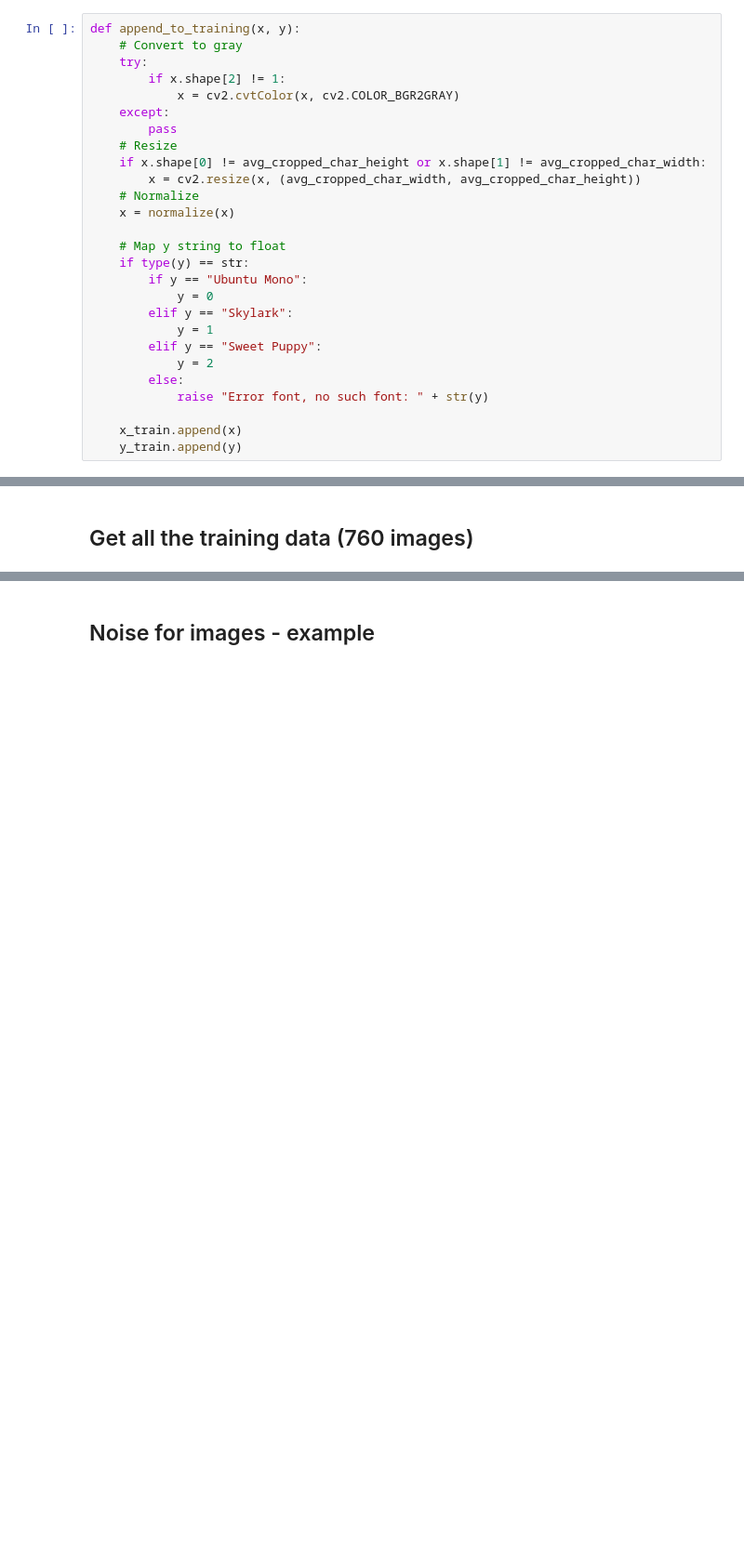
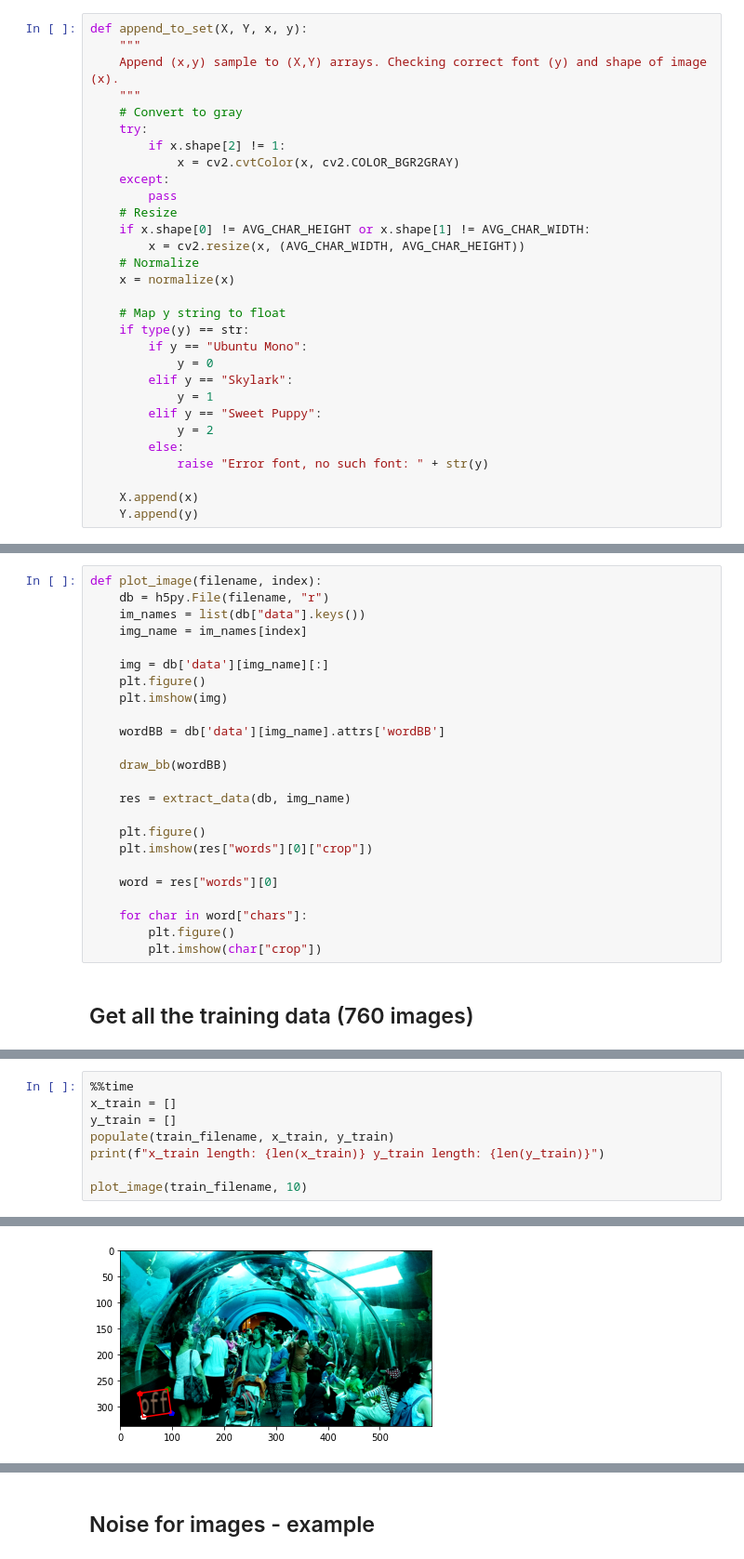
Before and after one commit to ShlomiRex/ocr-font-classifier-model, a Jupyter notebook: main.ipynb, the cells around one changed output, grey strips where cells are left out. Shown at 93% size. Saved outputs shown, nothing was run; the diff lists cells and outputs as text; blank space fills up the shorter version.

```diff
--- a/main.ipynb
+++ b/main.ipynb
@@ -220,7 +227,10 @@ def plot_train_samples(low=0, high=28, fig_size=8):
 # %% [markdown]
 ## func: Process image and label and append to training set
 # %%
-def append_to_training(x, y):
+def append_to_set(X, Y, x, y):
+    """
+    Append (x,y) sample to (X,Y) arrays. Checking correct font (y) and shape of image (x).
+    """
     # Convert to gray
     try:
         if x.shape[2] != 1:
@@ -228,8 +238,8 @@ def append_to_training(x, y):
     except:
         pass
     # Resize
-    if x.shape[0] != avg_cropped_char_height or x.shape[1] != avg_cropped_char_width:
-        x = cv2.resize(x, (avg_cropped_char_width, avg_cropped_char_height))
+    if x.shape[0] != AVG_CHAR_HEIGHT or x.shape[1] != AVG_CHAR_WIDTH:
+        x = cv2.resize(x, (AVG_CHAR_WIDTH, AVG_CHAR_HEIGHT))
     # Normalize
     x = normalize(x)
 
@@ -244,8 +254,8 @@ def append_to_training(x, y):
         else:
             raise "Error font, no such font: " + str(y)
 
-    x_train.append(x)
-    y_train.append(y)
+    X.append(x)
+    Y.append(y)
 # %% [markdown]
 ## func: Make noisy images
 # %%
@@ -289,2 +331,26 @@ def noisy(image, noise_typ="random",):
+# %%
+def plot_image(filename, index):
+    db = h5py.File(filename, "r")
+    im_names = list(db["data"].keys())
+    img_name = im_names[index]
+
+    img = db['data'][img_name][:]
+    plt.figure()
+    plt.imshow(img)
+
+    wordBB = db['data'][img_name].attrs['wordBB']
+
+    draw_bb(wordBB)
+
+    res = extract_data(db, img_name)
+
+    plt.figure()
+    plt.imshow(res["words"][0]["crop"])
+
+    word = res["words"][0]
+
+    for char in word["chars"]:
+        plt.figure()
+        plt.imshow(char["crop"])
 # %% [markdown]
 ## Get all the training data (760 images)
@@ -319,0 +357,9 @@ Wall time: 15.1 s
+# %%
+%%time
+x_train = []
+y_train = []
+populate(train_filename, x_train, y_train)
+print(f"x_train length: {len(x_train)} y_train length: {len(y_train)}")
+
+plot_image(train_filename, 10)
+# %% [output]
@@ -319,0 +371 @@ Wall time: 15.1 s
+[figure, added]
```
Also changed, not shown: parts of 36 cells of this notebook, 2 other files.
